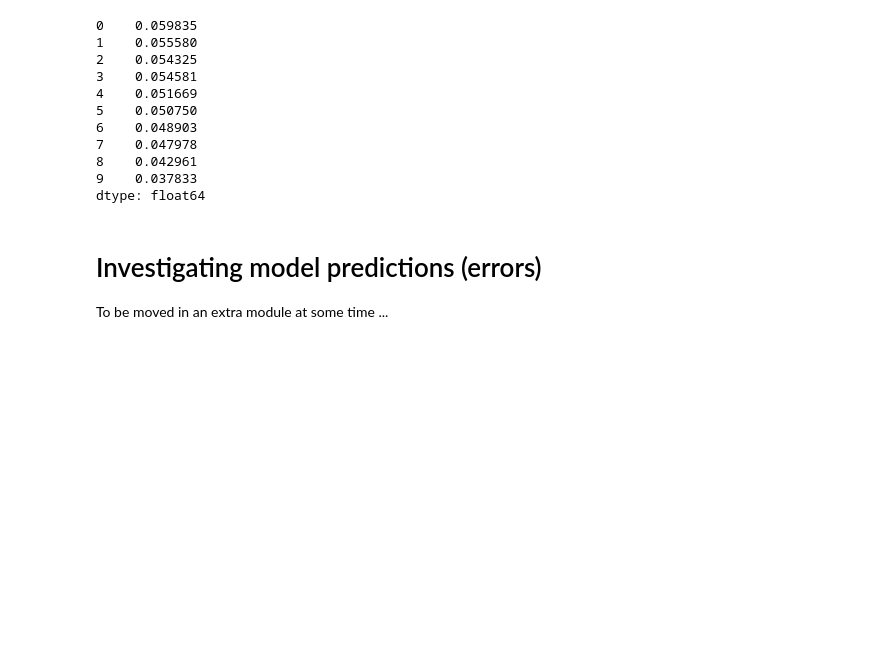
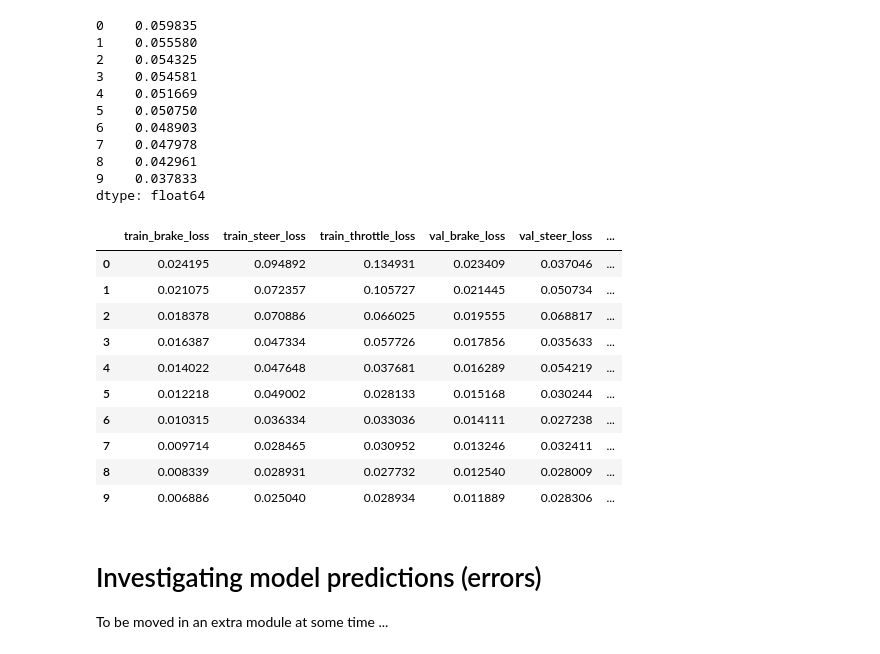
Before and after one commit to moritzwassmer/APPRAS_e2e_imitation, a Jupyter notebook: models/resnet_baseline/notebooks/run_model_trainer.ipynb, the cells around one changed output. Drawn from its saved outputs; the diff is of its cells as text; code cells hidden in the pictures; blank space fills up the shorter version.

```diff
--- a/models/resnet_baseline/notebooks/run_model_trainer.ipynb
+++ b/models/resnet_baseline/notebooks/run_model_trainer.ipynb
@@ -95,6 +106,6 @@ dict_keys(['brake', 'steer', 'throttle'])
 # %%
 # TODO: Hacky False to try prob balacing only on steer
-sample_weights = {"multilabel": sample_weights["steer"]}
+# sample_weights = {"multilabel": sample_weights["steer"]}
 # %%
 # TODO: Hacky cmd based sample weights
 #cmd_counts_serd = df_meas_train["command"].value_counts().sort_index()
@@ -129,13 +140,11 @@ len(dataloader_test_1)
 # %% [markdown]
 # Create ModelTrainer & run it
 # %%
-model = Resnet_Baseline_V3_Dropout()
-#model.load_state_dict(torch.load("resnet_baseline_v3.pt"))
-
+model = Resnet_Baseline_V5()
 if not use_balance_by_loss_weighting:
     sample_weights = None
 # %%
-model = model_trainer.model.to(torch.device("cpu"))
-torch.save(model.state_dict(), f"resnet_baseline_v3_dropout_8_10_epochs_prob_balanced_steer_noisy_2.pt".lower())
+# model = model_trainer.model.to(torch.device("cpu"))
+# torch.save(model.state_dict(), f"resnet_baseline_v3_dropout_8_10_epochs_prob_balanced_steer_noisy_2.pt".lower())
 # %%
 # torch.save(model_trainer.optimizer.state_dict(), f"resnet_baseline_v3_7_optimizer.pt")
@@ -142,7 +153,9 @@ torch.save(model.state_dict(), f"resnet_baseline_v3_dropout_8_10_epochs_prob_bal
 # %%
 # Must be ordered alphabetically (i.e. the same like sample_weights keys)
-loss_fns_dict = {"brake": nn.L1Loss(reduction='none'), "steer": nn.L1Loss(reduction='none'), "throttle": nn.L1Loss(reduction='none')}
-loss_fn_weights = {"brake": 0.05, "steer": 0.45, "throttle": 0.5}
+# loss_fns_dict = {"brake": nn.L1Loss(reduction='none'), "steer": nn.L1Loss(reduction='none'), "throttle": nn.L1Loss(reduction='none')}
+# loss_fn_weights = {"brake": 0.05, "steer": 0.45, "throttle": 0.5}
+loss_fns_dict = {"waypoints": nn.L1Loss(reduction='none')}
+loss_fn_weights = {"waypoints": 1}
 
 model_trainer = ModelTrainer(
     model=model,
@@ -151,7 +164,7 @@ model_trainer = ModelTrainer(
     loss_fn_weights=loss_fn_weights,
     n_epochs=10,
     dataloader_train=dataloader_train,
-    dataloader_test=dataloader_test_1,
+    dataloader_test=dataloader_test_2,
     sample_weights=sample_weights,
     preprocessing=preprocessing,
     upload_tensorboard=True
@@ -202,3 +190,17 @@ model_trainer.df_performance_stats[["val_brake_loss",	"val_steer_loss",	"val_thr
 8    0.042961
 9    0.037833
 dtype: float64
+# %%
+model_trainer.df_performance_stats
+# %% [output]
+|  | train_brake_loss | train_steer_loss | train_throttle_loss | val_brake_loss | val_steer_loss | ... |
+| 0 | 0.024195 | 0.094892 | 0.134931 | 0.023409 | 0.037046 | ... |
+| 1 | 0.021075 | 0.072357 | 0.105727 | 0.021445 | 0.050734 | ... |
+| 2 | 0.018378 | 0.070886 | 0.066025 | 0.019555 | 0.068817 | ... |
+| 3 | 0.016387 | 0.047334 | 0.057726 | 0.017856 | 0.035633 | ... |
+| 4 | 0.014022 | 0.047648 | 0.037681 | 0.016289 | 0.054219 | ... |
+| 5 | 0.012218 | 0.049002 | 0.028133 | 0.015168 | 0.030244 | ... |
+| 6 | 0.010315 | 0.036334 | 0.033036 | 0.014111 | 0.027238 | ... |
+| 7 | 0.009714 | 0.028465 | 0.030952 | 0.013246 | 0.032411 | ... |
+| 8 | 0.008339 | 0.028931 | 0.027732 | 0.012540 | 0.028009 | ... |
+| 9 | 0.006886 | 0.025040 | 0.028934 | 0.011889 | 0.028306 | ... |
```
Also changed, not shown: parts of 12 cells of this notebook.
